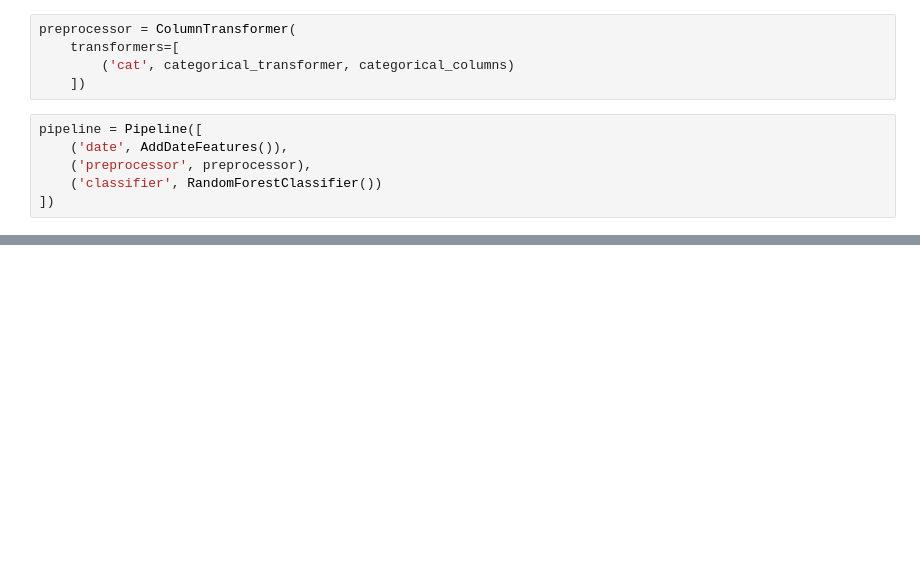
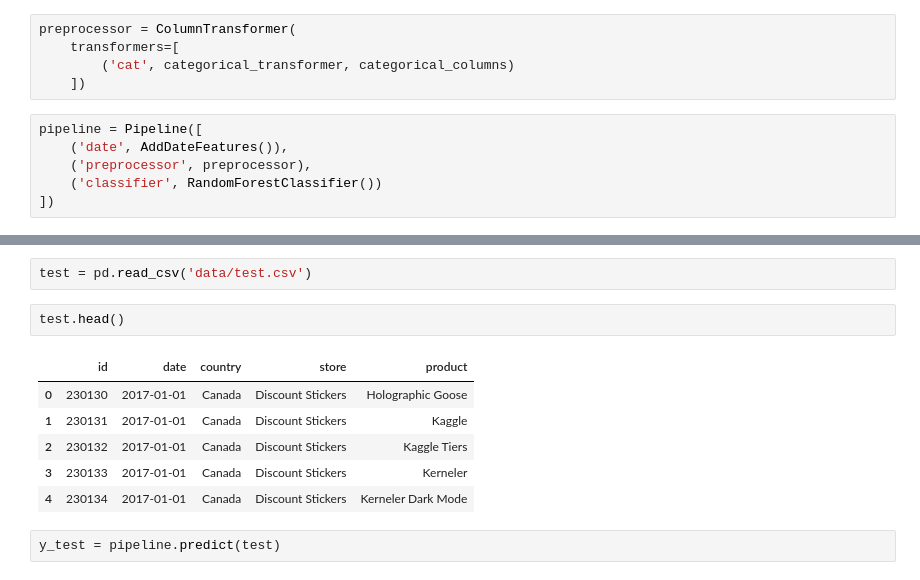
Before and after one commit to tengkumuazabs/my-portfolio, a Jupyter notebook: python-projects/kaggle/forecasting-sticker-sales/main.ipynb, the cells around one changed output, grey strips where cells are left out. Saved outputs shown, nothing was run; the diff lists cells and outputs as text; blank space fills up the shorter version.

```diff
--- a/python-projects/kaggle/forecasting-sticker-sales/main.ipynb
+++ b/python-projects/kaggle/forecasting-sticker-sales/main.ipynb
@@ -119,0 +159,13 @@ pipeline.named_steps['date'].transform(X_train)
+# %%
+test = pd.read_csv('data/test.csv')
+# %%
+test.head()
+# %% [output]
+|  | id | date | country | store | product |
+| 0 | 230130 | 2017-01-01 | Canada | Discount Stickers | Holographic Goose |
+| 1 | 230131 | 2017-01-01 | Canada | Discount Stickers | Kaggle |
+| 2 | 230132 | 2017-01-01 | Canada | Discount Stickers | Kaggle Tiers |
+| 3 | 230133 | 2017-01-01 | Canada | Discount Stickers | Kerneler |
+| 4 | 230134 | 2017-01-01 | Canada | Discount Stickers | Kerneler Dark Mode |
+# %%
+y_test = pipeline.predict(test)
```
Also changed, not shown: parts of 14 cells of this notebook.
